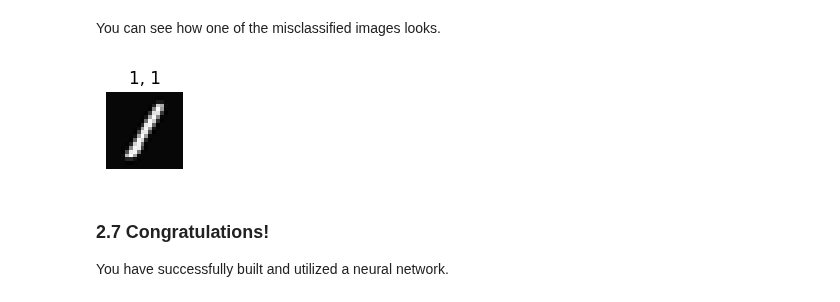
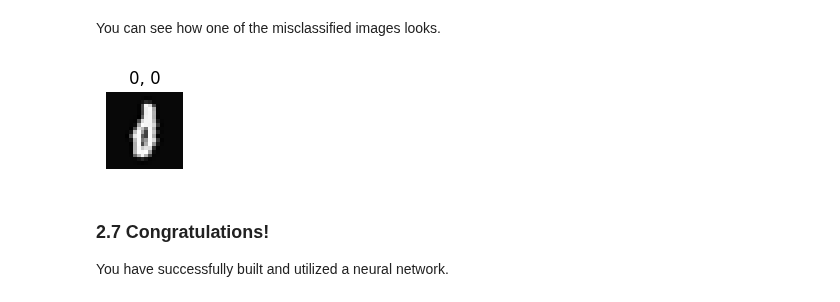
Before and after one commit to Kd-Here/Machine-Learning, a Jupyter notebook: DeepLearning/Week1Assignment/C2_W1_Assignment.ipynb, the cells around one changed output. Saved outputs shown, nothing was run; the diff lists cells and outputs as text; code cells hidden in the pictures.

```diff
--- a/DeepLearning/Week1Assignment/C2_W1_Assignment.ipynb
+++ b/DeepLearning/Week1Assignment/C2_W1_Assignment.ipynb
@@ -830,13 +832,13 @@ You can see how one of the misclassified images looks.
 # %%
 fig = plt.figure(figsize=(1, 1))
 errors = np.where(y != Yhat)
-X_random_reshaped = X[random_index].reshape((20, 20)).T
+X_random_reshaped = X[errors[0][0]].reshape((20, 20)).T
 plt.imshow(X_random_reshaped, cmap='gray')
-plt.title(f"{y[random_index,0]}, {Yhat[random_index, 0]}")
+plt.title(f"{y[errors[0][0],0]}, {Yhat[random_index, 0]}")
 plt.axis('off')
 plt.show()
 # %% [output]
-[figure, old version]
+[figure, new version]
 # %% [markdown]
 <a name="2.7"></a>
 ### 2.7 Congratulations!
```
Also changed, not shown: parts of 13 cells of this notebook, 2 other files.
